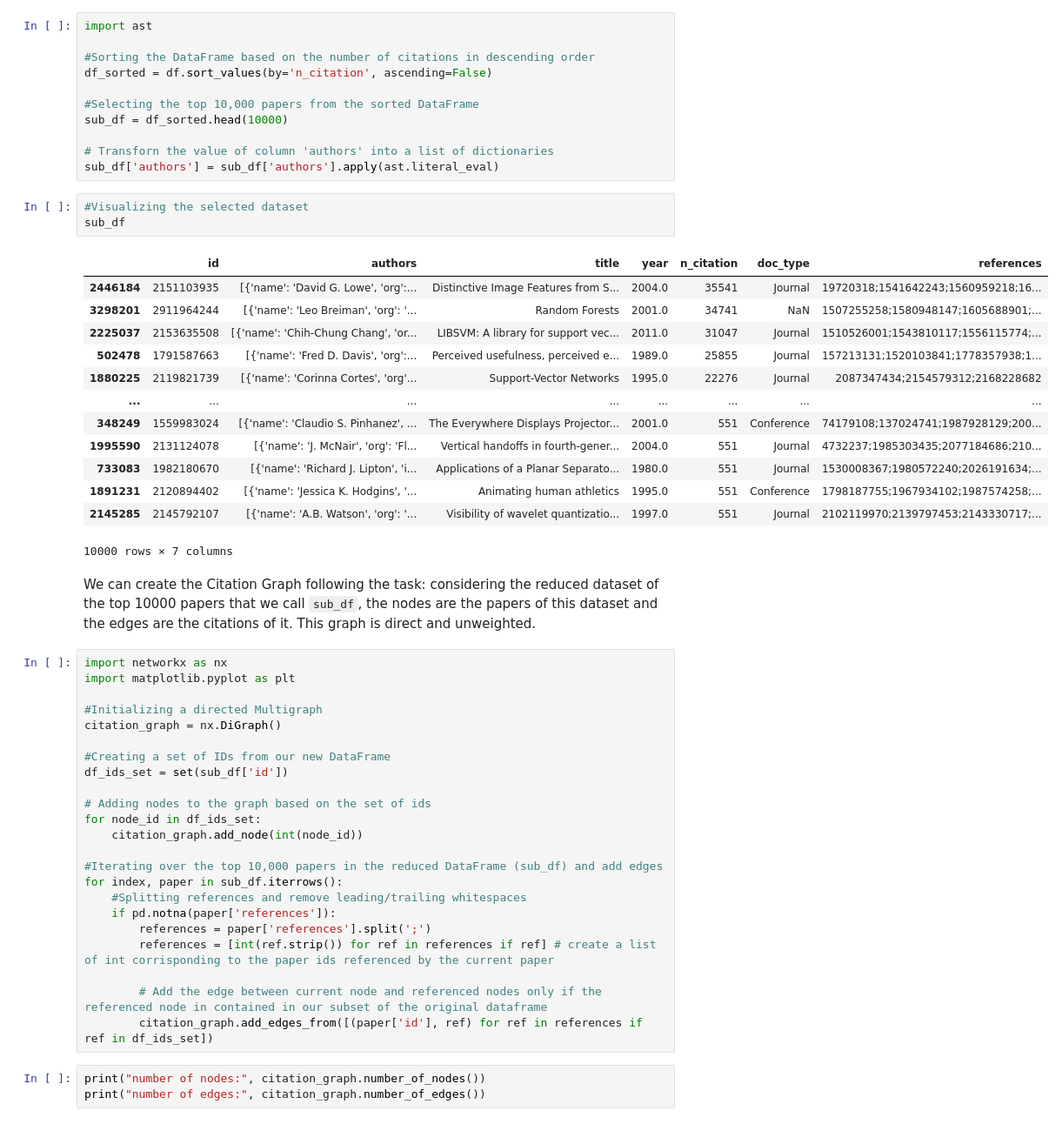
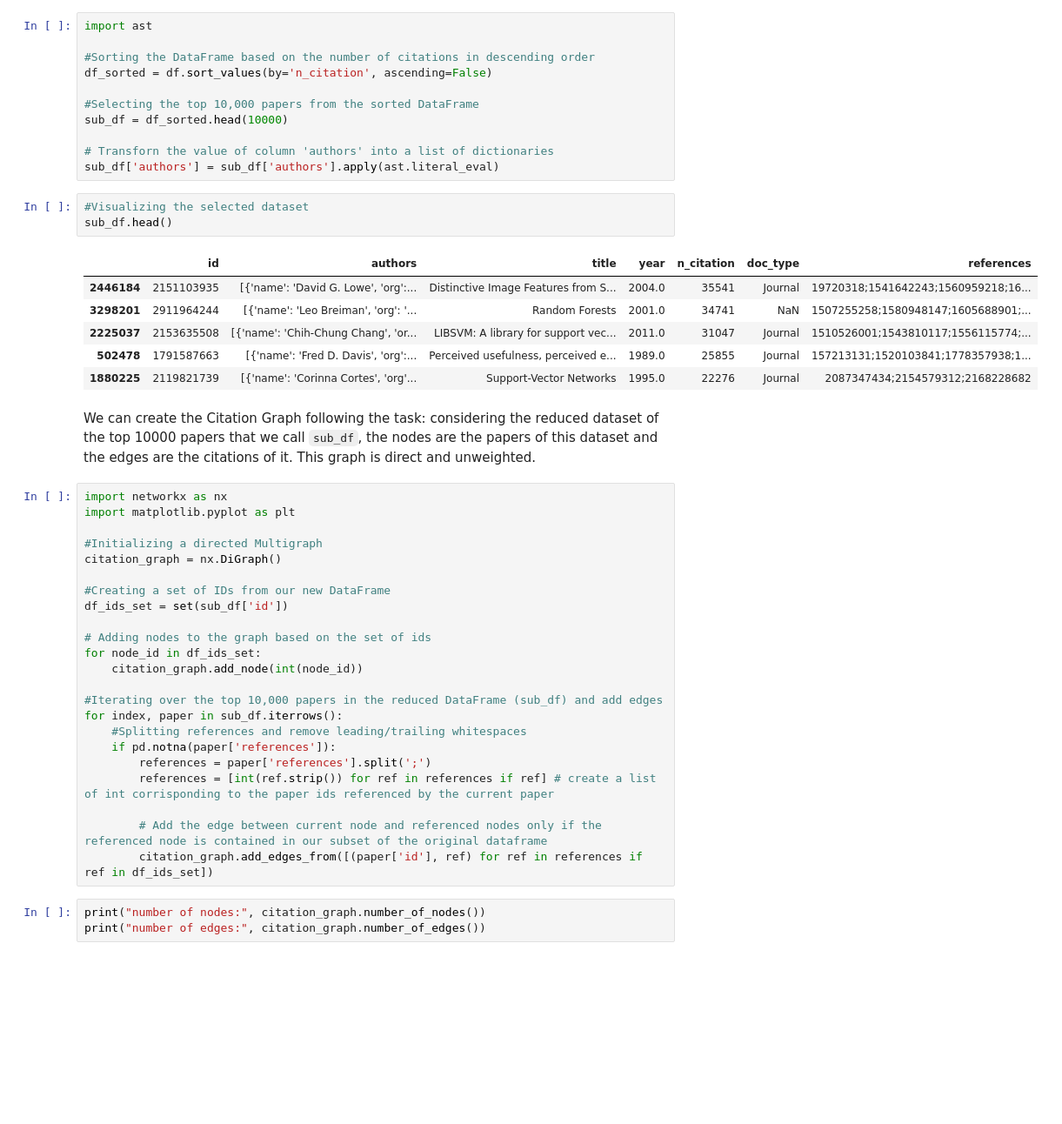
Before and after one commit to Marioiacobelli/ADM-HW5, a Jupyter notebook: hw5.ipynb, the cells around one changed output. Shown at 87% size. Saved outputs shown, nothing was run; the diff lists cells and outputs as text; blank space fills up the shorter version.

```diff
--- a/hw5.ipynb
+++ b/hw5.ipynb
@@ -181,21 +174,14 @@ sub_df = df_sorted.head(10000)
 sub_df['authors'] = sub_df['authors'].apply(ast.literal_eval)
 # %%
 #Visualizing the selected dataset
-sub_df
+sub_df.head()
 # %% [output]
 |  | id | authors | title | year | n_citation | doc_type | references |
 | 2446184 | 2151103935 | [{'name': 'David G. Lowe', 'org':... | Distinctive Image Features from S... | 2004.0 | 35541 | Journal | 19720318;1541642243;1560959218;16... |
 | 3298201 | 2911964244 | [{'name': 'Leo Breiman', 'org': '... | Random Forests | 2001.0 | 34741 | NaN | 1507255258;1580948147;1605688901;... |
 | 2225037 | 2153635508 | [{'name': 'Chih-Chung Chang', 'or... | LIBSVM: A library for support vec... | 2011.0 | 31047 | Journal | 1510526001;1543810117;1556115774;... |
 | 502478 | 1791587663 | [{'name': 'Fred D. Davis', 'org':... | Perceived usefulness, perceived e... | 1989.0 | 25855 | Journal | 157213131;1520103841;1778357938;1... |
 | 1880225 | 2119821739 | [{'name': 'Corinna Cortes', 'org'... | Support-Vector Networks | 1995.0 | 22276 | Journal | 2087347434;2154579312;2168228682 |
-| ... | ... | ... | ... | ... | ... | ... | ... |
-| 348249 | 1559983024 | [{'name': 'Claudio S. Pinhanez', ... | The Everywhere Displays Projector... | 2001.0 | 551 | Conference | 74179108;137024741;1987928129;200... |
-| 1995590 | 2131124078 | [{'name': 'J. McNair', 'org': 'Fl... | Vertical handoffs in fourth-gener... | 2004.0 | 551 | Journal | 4732237;1985303435;2077184686;210... |
-| 733083 | 1982180670 | [{'name': 'Richard J. Lipton', 'i... | Applications of a Planar Separato... | 1980.0 | 551 | Journal | 1530008367;1980572240;2026191634;... |
-| 1891231 | 2120894402 | [{'name': 'Jessica K. Hodgins', '... | Animating human athletics | 1995.0 | 551 | Conference | 1798187755;1967934102;1987574258;... |
-| 2145285 | 2145792107 | [{'name': 'A.B. Watson', 'org': '... | Visibility of wavelet quantizatio... | 1997.0 | 551 | Journal | 2102119970;2139797453;2143330717;... |
-10000 rows × 7 columns
 # %% [markdown]
 We can create the Citation Graph following the task: considering the reduced dataset of the top 10000 papers that we call `sub_df`, the nodes are the papers of this dataset and the edges are the citations of it.
 This graph is direct and unweighted.
@@ -220,7 +206,7 @@ for index, paper in sub_df.iterrows():
         references = paper['references'].split(';')
         references = [int(ref.strip()) for ref in references if ref] # create a list of int corrisponding to the paper ids referenced by the current paper
 
-        # Add the edge between current node and referenced nodes only if the referenced node in contained in our subset of the original dataframe
+        # Add the edge between current node and referenced nodes only if the referenced node is contained in our subset of the original dataframe
         citation_graph.add_edges_from([(paper['id'], ref) for ref in references if ref in df_ids_set])
 # %%
 print("number of nodes:", citation_graph.number_of_nodes())
```
Also changed, not shown: parts of 23 cells of this notebook.
